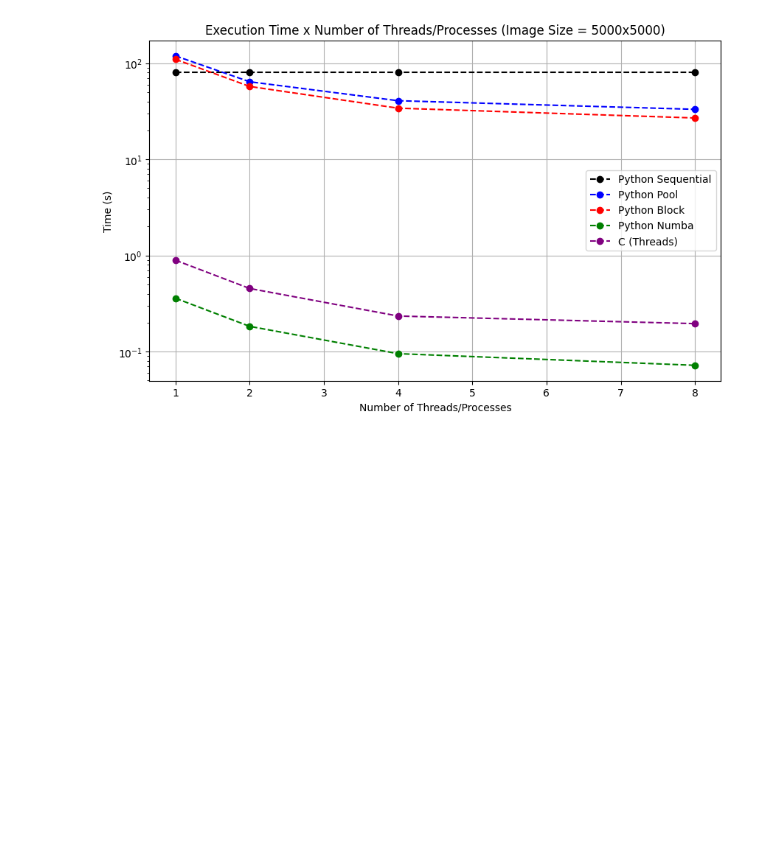
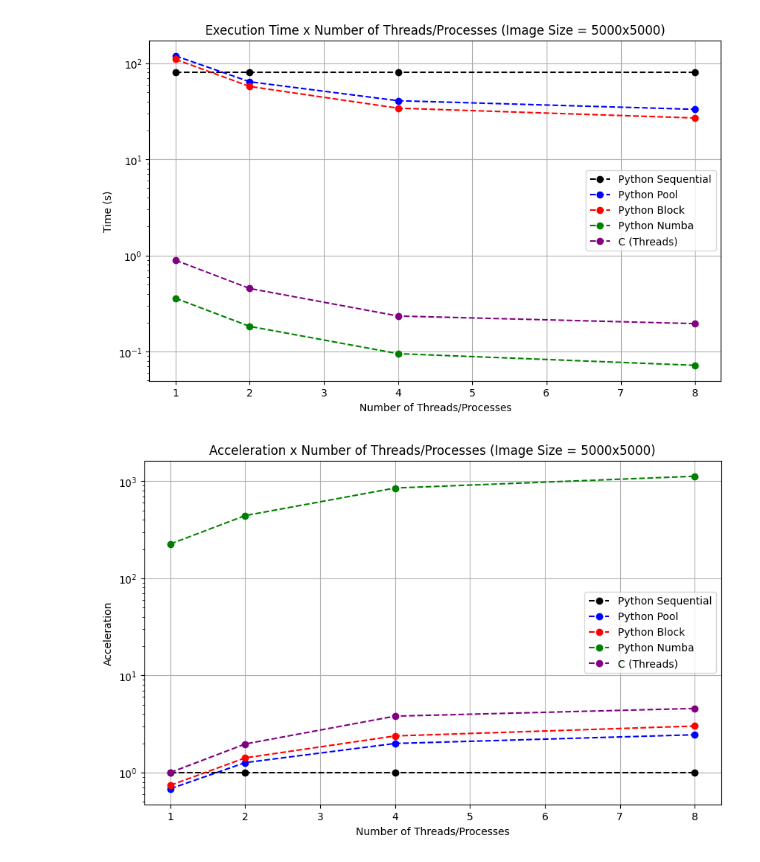
Before and after one commit to manoelmms/ImageConvolution, a Jupyter notebook: graphs.ipynb, the cells around one changed output. Drawn from its saved outputs; the diff is of its cells as text; code cells hidden in the pictures; blank space fills up the shorter version.

Commit message:
Added more plots

```diff
--- a/graphs.ipynb
+++ b/graphs.ipynb
@@ -556,3 +556,25 @@ plt.grid()
 plt.show()
 # %% [output]
 [figure]
+# %%
+# Aceleração
+
+# 5000x5000
+
+plt.figure(figsize=(10, 6))
+plt.plot(data_py_5000_ace['Thread Number'], data_py_5000_ace['Sequential'], marker='o', label='Python Sequential', color='black', linestyle='dashed')
+plt.plot(data_py_5000_ace['Thread Number'], data_py_5000_ace['Pool'], marker='o', label='Python Pool', color='blue', linestyle='dashed')
+plt.plot(data_py_5000_ace['Thread Number'], data_py_5000_ace['Block'], marker='o', label='Python Block', color='red', linestyle='dashed')
+plt.plot(data_py_5000_ace['Thread Number'], data_py_5000_ace['Numba'], marker='o', label='Python Numba', color='green', linestyle='dashed')
+
+plt.plot(data_c_5000_ace['Thread Number'], data_c_5000_ace['C'], marker='o', label='C (Threads)', color='purple', linestyle='dashed')
+
+plt.xlabel('Number of Threads/Processes')
+plt.yscale('log')
+plt.ylabel('Acceleration')
+plt.title('Acceleration x Number of Threads/Processes (Image Size = 5000x5000)')
+plt.legend()
+plt.grid()
+plt.show()
+# %% [output]
+[figure, added]
```
Also changed, not shown: parts of 4 cells of this notebook.
